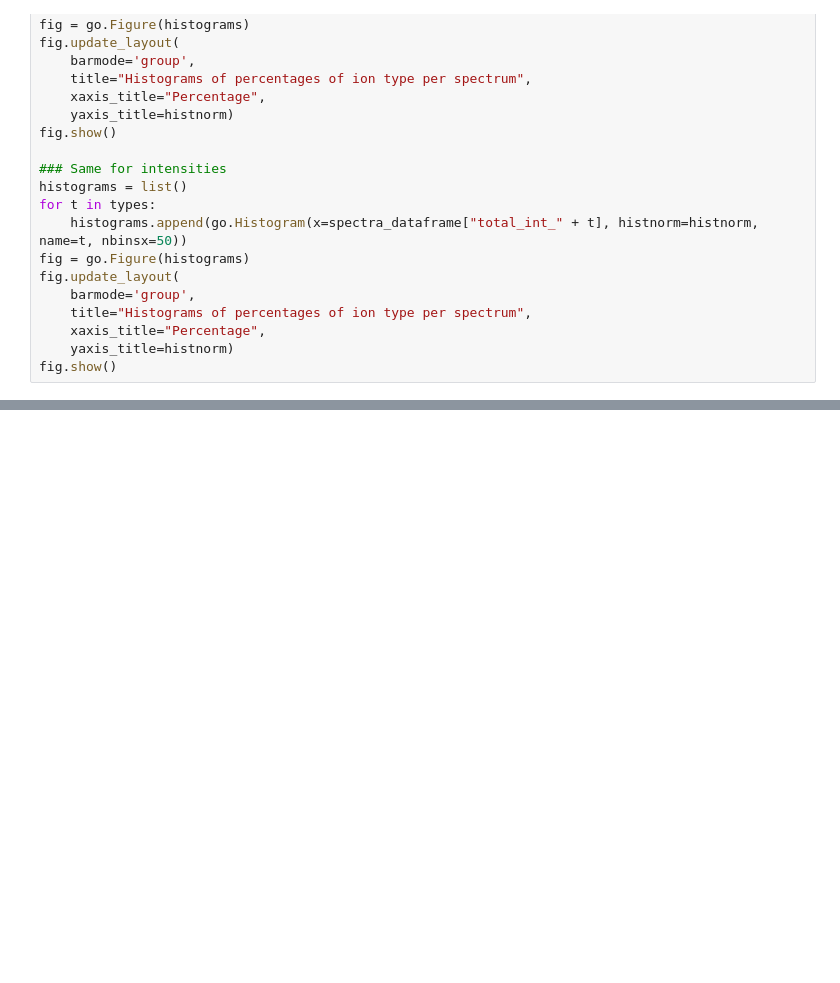
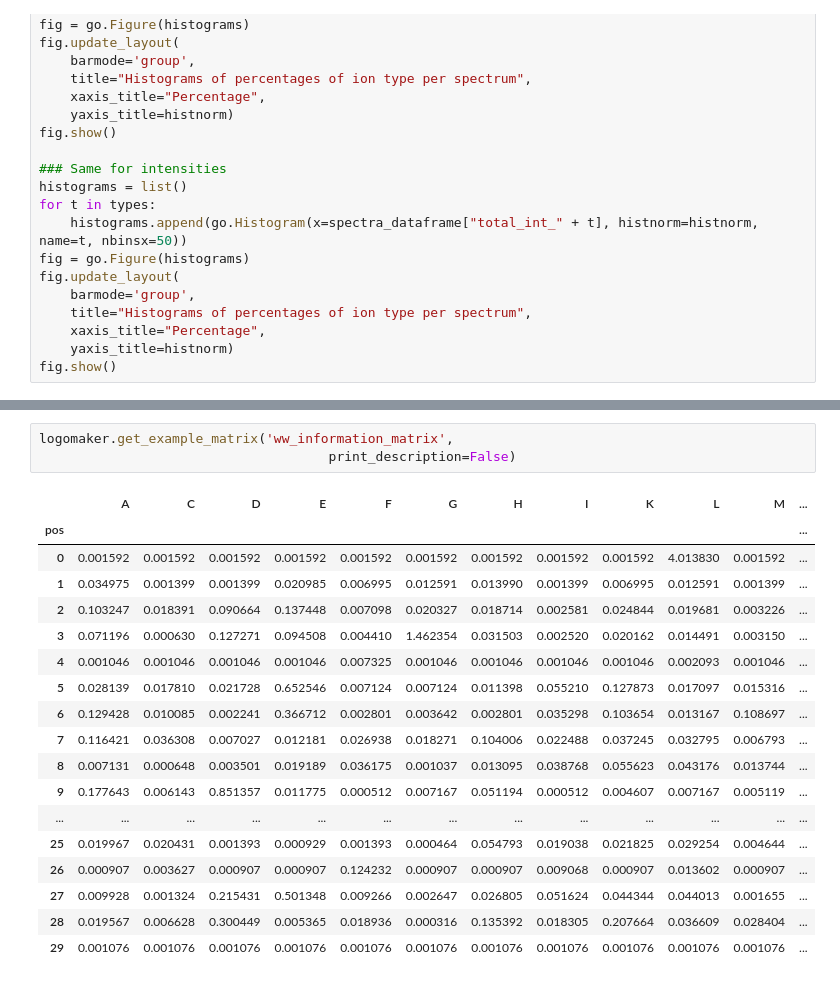
Before and after one commit to veitveit/eubic23_internal_ions, a Jupyter notebook: Stats_Veit.ipynb, the cells around one changed output, grey strips where cells are left out. Cells and saved outputs as stored; diff of their text form; blank space fills up the shorter version.

```diff
--- a/Stats_Veit.ipynb
+++ b/Stats_Veit.ipynb
@@ -200,0 +291,22 @@ print(motifs)
+# %%
+logomaker.get_example_matrix('ww_information_matrix',
+                                     print_description=False)
+# %% [output]
+|  | A | C | D | E | F | G | H | I | K | L | M | ... |
+| pos |  |  |  |  |  |  |  |  |  |  |  | ... |
+| 0 | 0.001592 | 0.001592 | 0.001592 | 0.001592 | 0.001592 | 0.001592 | 0.001592 | 0.001592 | 0.001592 | 4.013830 | 0.001592 | ... |
+| 1 | 0.034975 | 0.001399 | 0.001399 | 0.020985 | 0.006995 | 0.012591 | 0.013990 | 0.001399 | 0.006995 | 0.012591 | 0.001399 | ... |
+| 2 | 0.103247 | 0.018391 | 0.090664 | 0.137448 | 0.007098 | 0.020327 | 0.018714 | 0.002581 | 0.024844 | 0.019681 | 0.003226 | ... |
+| 3 | 0.071196 | 0.000630 | 0.127271 | 0.094508 | 0.004410 | 1.462354 | 0.031503 | 0.002520 | 0.020162 | 0.014491 | 0.003150 | ... |
+| 4 | 0.001046 | 0.001046 | 0.001046 | 0.001046 | 0.007325 | 0.001046 | 0.001046 | 0.001046 | 0.001046 | 0.002093 | 0.001046 | ... |
+| 5 | 0.028139 | 0.017810 | 0.021728 | 0.652546 | 0.007124 | 0.007124 | 0.011398 | 0.055210 | 0.127873 | 0.017097 | 0.015316 | ... |
+| 6 | 0.129428 | 0.010085 | 0.002241 | 0.366712 | 0.002801 | 0.003642 | 0.002801 | 0.035298 | 0.103654 | 0.013167 | 0.108697 | ... |
+| 7 | 0.116421 | 0.036308 | 0.007027 | 0.012181 | 0.026938 | 0.018271 | 0.104006 | 0.022488 | 0.037245 | 0.032795 | 0.006793 | ... |
+| 8 | 0.007131 | 0.000648 | 0.003501 | 0.019189 | 0.036175 | 0.001037 | 0.013095 | 0.038768 | 0.055623 | 0.043176 | 0.013744 | ... |
+| 9 | 0.177643 | 0.006143 | 0.851357 | 0.011775 | 0.000512 | 0.007167 | 0.051194 | 0.000512 | 0.004607 | 0.007167 | 0.005119 | ... |
+| ... | ... | ... | ... | ... | ... | ... | ... | ... | ... | ... | ... | ... |
+| 25 | 0.019967 | 0.020431 | 0.001393 | 0.000929 | 0.001393 | 0.000464 | 0.054793 | 0.019038 | 0.021825 | 0.029254 | 0.004644 | ... |
+| 26 | 0.000907 | 0.003627 | 0.000907 | 0.000907 | 0.124232 | 0.000907 | 0.000907 | 0.009068 | 0.000907 | 0.013602 | 0.000907 | ... |
+| 27 | 0.009928 | 0.001324 | 0.215431 | 0.501348 | 0.009266 | 0.002647 | 0.026805 | 0.051624 | 0.044344 | 0.044013 | 0.001655 | ... |
+| 28 | 0.019567 | 0.006628 | 0.300449 | 0.005365 | 0.018936 | 0.000316 | 0.135392 | 0.018305 | 0.207664 | 0.036609 | 0.028404 | ... |
+| 29 | 0.001076 | 0.001076 | 0.001076 | 0.001076 | 0.001076 | 0.001076 | 0.001076 | 0.001076 | 0.001076 | 0.001076 | 0.001076 | ... |
```
Also changed, not shown: parts of 5 cells of this notebook.
